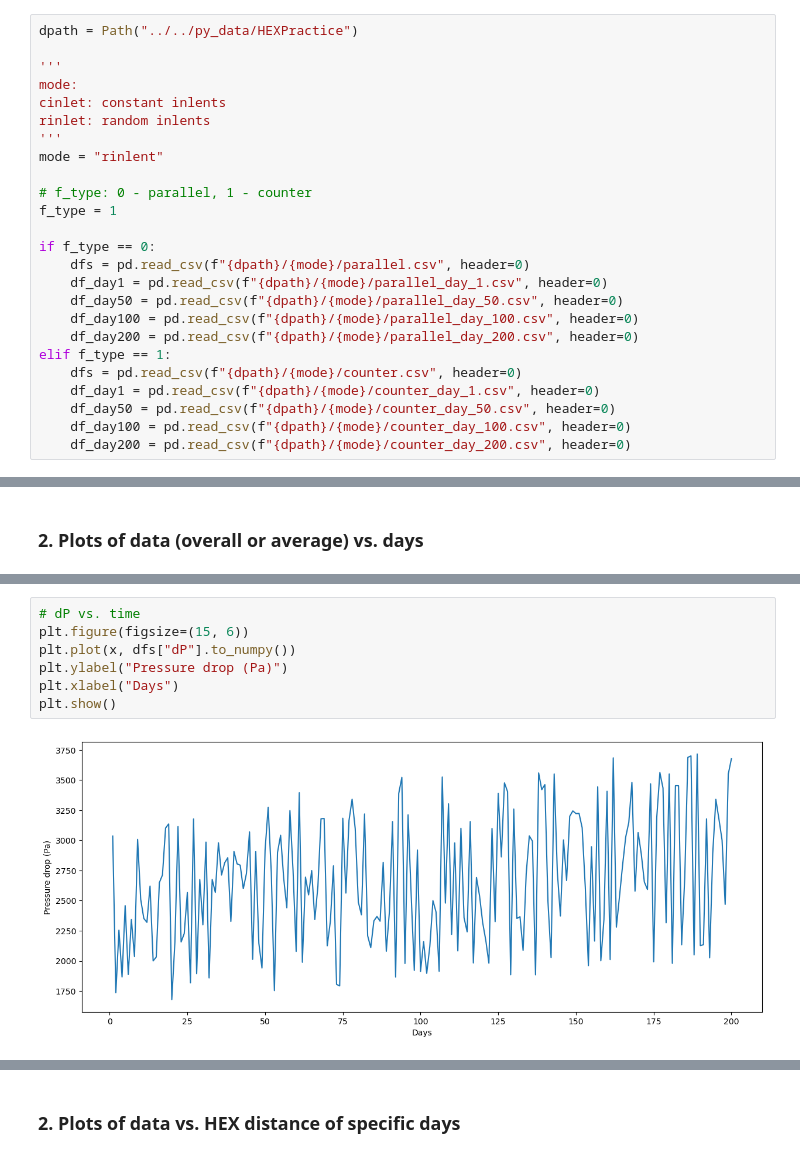
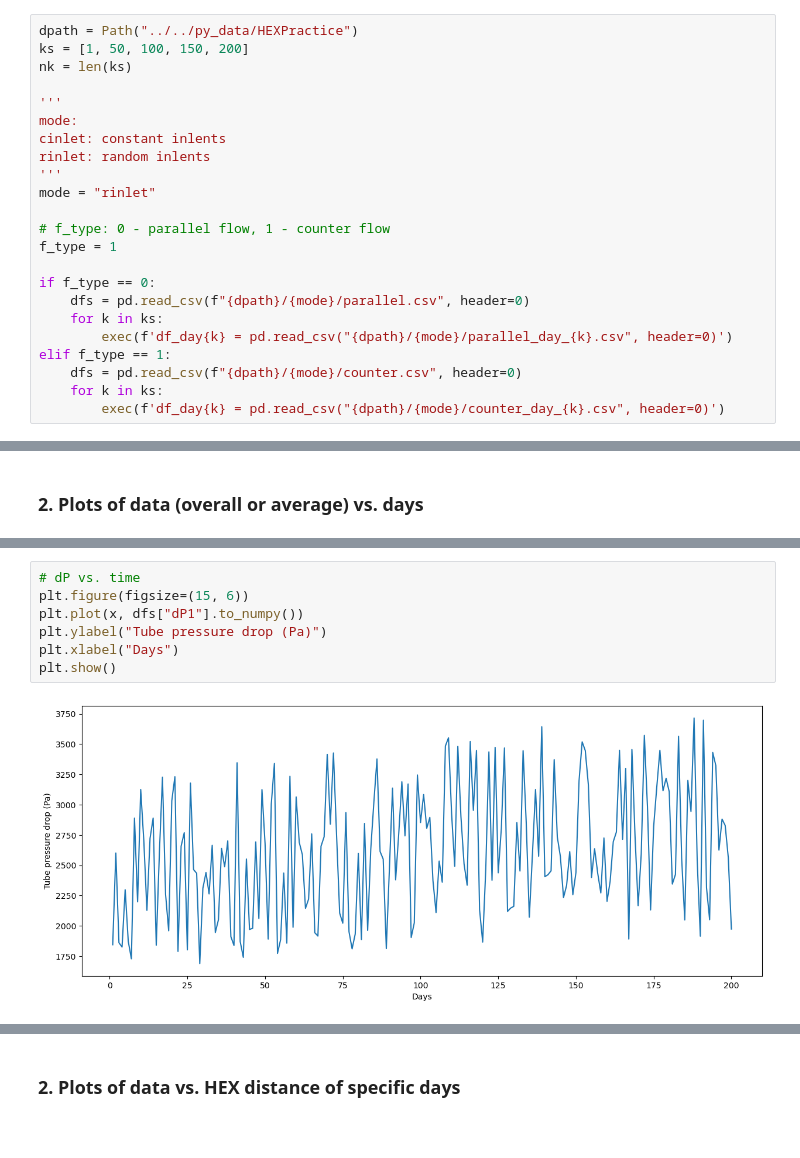
Before and after one commit to donglai-zhang/HEXpractice, a Jupyter notebook: Visualisation.ipynb, the cells around one changed output, grey strips where cells are left out. Drawn from its saved outputs; the diff is of its cells as text.

```diff
--- a/Visualisation.ipynb
+++ b/Visualisation.ipynb
@@ -6,29 +6,27 @@ from pathlib import Path
 ### 1. Load data
 # %%
 dpath = Path("../../py_data/HEXPractice")
+ks = [1, 50, 100, 150, 200]
+nk = len(ks)
 
 '''
 mode:
 cinlet: constant inlents
 rinlet: random inlents
 '''
-mode = "rinlent"
+mode = "rinlet"
 
-# f_type: 0 - parallel, 1 - counter
+# f_type: 0 - parallel flow, 1 - counter flow
 f_type = 1
 
 if f_type == 0:
     dfs = pd.read_csv(f"{dpath}/{mode}/parallel.csv", header=0)
-    df_day1 = pd.read_csv(f"{dpath}/{mode}/parallel_day_1.csv", header=0)
-    df_day50 = pd.read_csv(f"{dpath}/{mode}/parallel_day_50.csv", header=0)
-    df_day100 = pd.read_csv(f"{dpath}/{mode}/parallel_day_100.csv", header=0)
-    df_day200 = pd.read_csv(f"{dpath}/{mode}/parallel_day_200.csv", header=0)
+    for k in ks:
+        exec(f'df_day{k} = pd.read_csv("{dpath}/{mode}/parallel_day_{k}.csv", header=0)')
 elif f_type == 1:
     dfs = pd.read_csv(f"{dpath}/{mode}/counter.csv", header=0)
-    df_day1 = pd.read_csv(f"{dpath}/{mode}/counter_day_1.csv", header=0)
-    df_day50 = pd.read_csv(f"{dpath}/{mode}/counter_day_50.csv", header=0)
-    df_day100 = pd.read_csv(f"{dpath}/{mode}/counter_day_100.csv", header=0)
-    df_day200 = pd.read_csv(f"{dpath}/{mode}/counter_day_200.csv", header=0)
+    for k in ks:
+        exec(f'df_day{k} = pd.read_csv("{dpath}/{mode}/counter_day_{k}.csv", header=0)')
 # %%
 dfs.head()
 # %% [output]
@@ -79,12 +77,12 @@ plt.show()
 # %%
 # dP vs. time
 plt.figure(figsize=(15, 6))
-plt.plot(x, dfs["dP"].to_numpy())
-plt.ylabel("Pressure drop (Pa)")
+plt.plot(x, dfs["dP1"].to_numpy())
+plt.ylabel("Tube pressure drop (Pa)")
 plt.xlabel("Days")
 plt.show()
 # %% [output]
-[figure, old version]
+[figure, new version]
 # %%
 # Velocity vs. time
 fig, ax = plt.subplots(1, 2)
```
Also changed, not shown: parts of 13 cells of this notebook, 7 other files.
